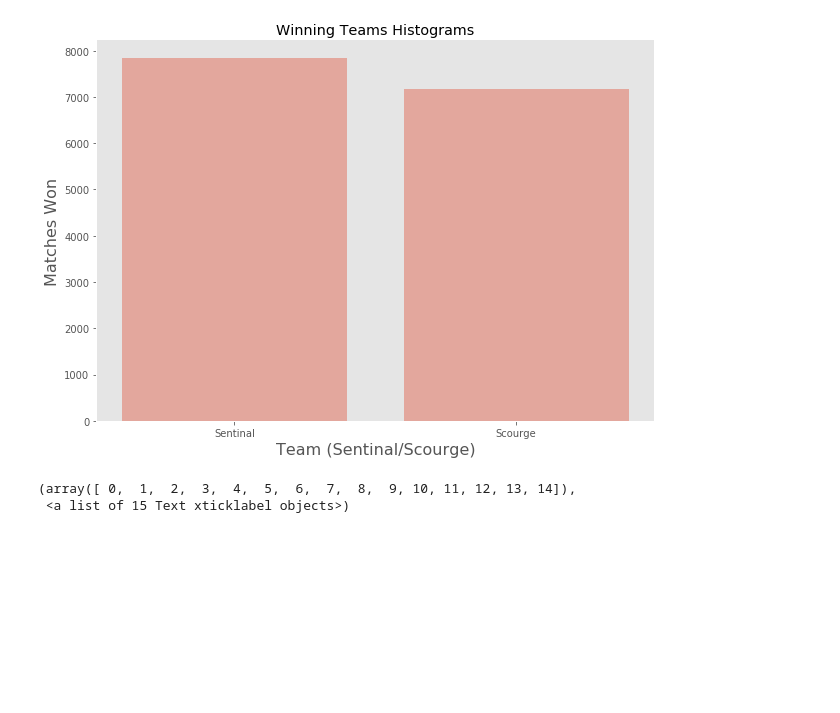
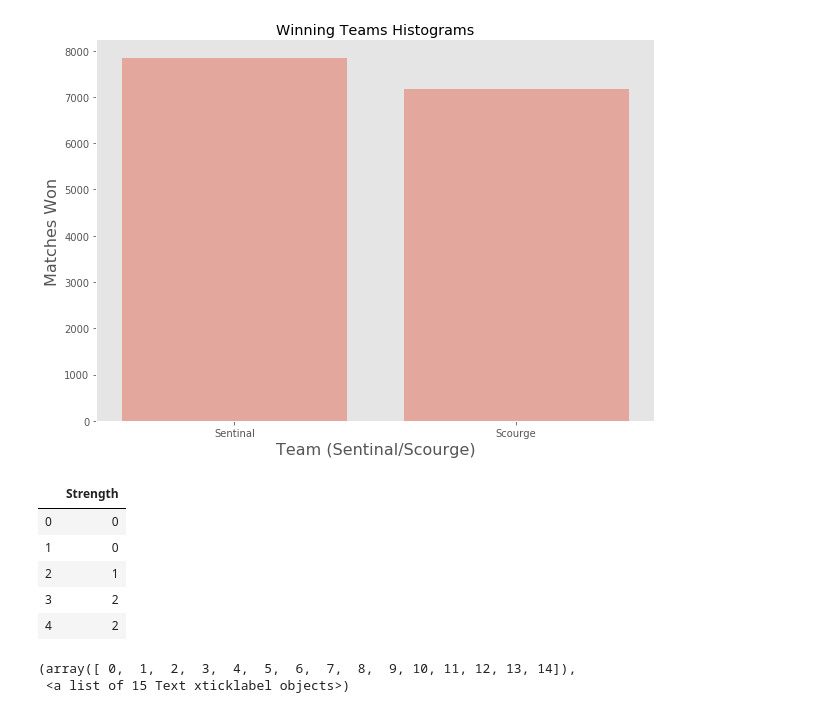
Before and after one commit to Gal-Gilor/In_Zeus_We_Trust, a Jupyter notebook: dota2_EDA.ipynb, the cells around one changed output. Cells and saved outputs as stored; diff of their text form; code cells hidden in the pictures; blank space fills up the shorter version.

```diff
--- a/dota2_EDA.ipynb
+++ b/dota2_EDA.ipynb
@@ -160,9 +160,16 @@ int_heroes = [x.replace('%27', "'") for x in int_heroes]
 # %%
 # create a new feature: how many strength heroes
 str_df = features_df.where(~features_df.isin(str_heroes), None)
 str_df = pd.DataFrame(str_df.isnull().sum(axis=1), columns=['Strength'])
 str_df = str_df
-# str_df.head()
+str_df.head()
+# %% [output]
+|  | Strength |
+| 0 | 0 |
+| 1 | 0 |
+| 2 | 1 |
+| 3 | 2 |
+| 4 | 2 |
 # %%
 # create a new feature: how many agility heroes
 agi_df = features_df.where(~features_df.isin(agi_heroes), None)
```
Also changed, not shown: parts of 2 cells of this notebook, 3 other files.
